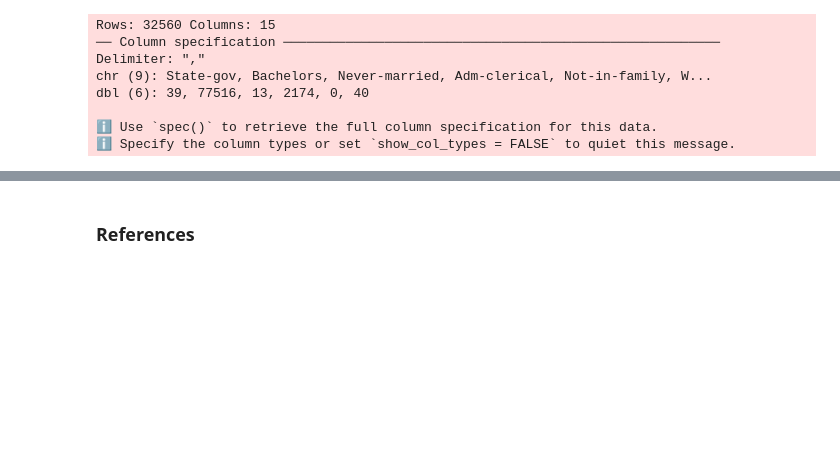
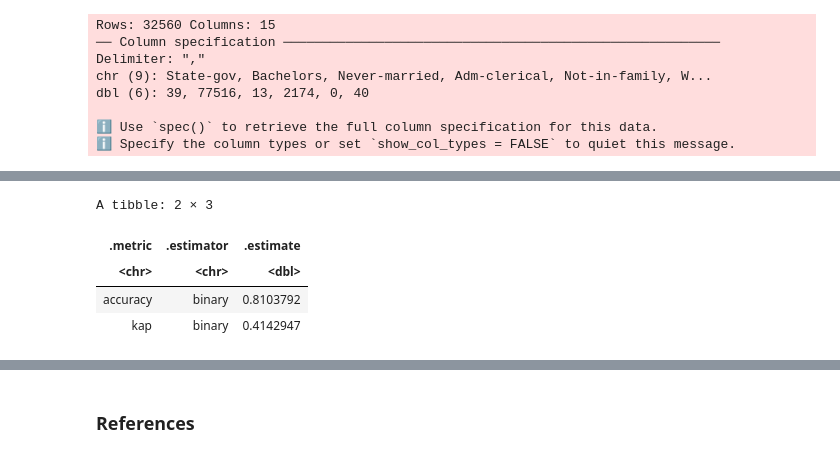
Before and after one commit to Jasonzh1/DSCI-100-Project, a Jupyter notebook: DSCI100_Final_Report.ipynb, the cells around one changed output, grey strips where cells are left out. Cells and saved outputs as stored; diff of their text form; code cells hidden in the pictures; blank space fills up the shorter version.

```diff
--- a/DSCI100_Final_Report.ipynb
+++ b/DSCI100_Final_Report.ipynb
@@ -151,0 +198,14 @@ knn_spec <- nearest_neighbor(weight_func = "rectangular", neighbors = 3) |>
+# %%
+# Assessing model accuracy with testing data
+income_predictions <- tuned_income_workflow |>
+    predict(adult_test) |>
+    bind_cols(adult_test)
+income_metrics <- income_predictions |>
+    metrics(truth = income, estimate = .pred_class)
+income_metrics
+# %% [output]
+A tibble: 2 × 3
+| .metric | .estimator | .estimate |
+| <chr> | <chr> | <dbl> |
+| accuracy | binary | 0.8103792 |
+| kap | binary | 0.4142947 |
```
Also changed, not shown: parts of 19 cells of this notebook.
